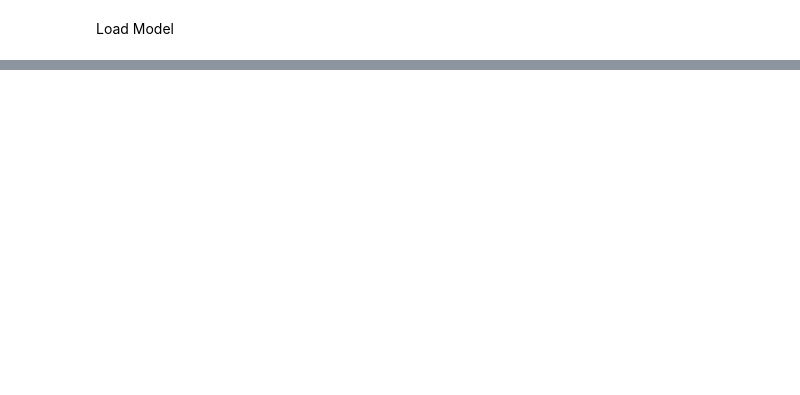
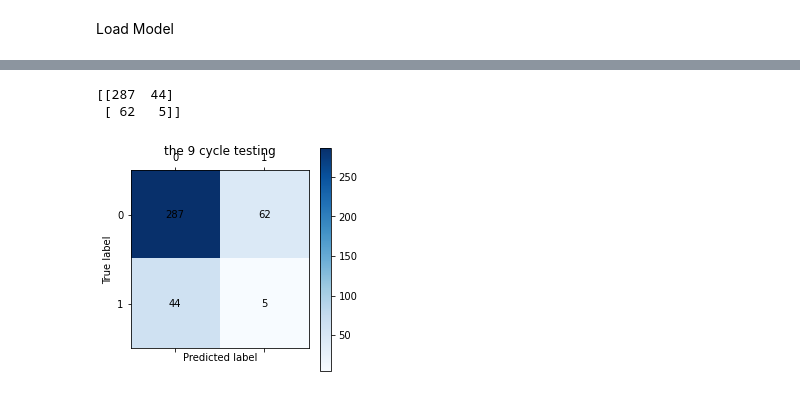
Before and after one commit to docmhvr/CMPE_257_PROJECT, a Jupyter notebook: CMPE257LR.ipynb, the cells around one changed output, grey strips where cells are left out. Saved outputs shown, nothing was run; the diff lists cells and outputs as text; code cells hidden in the pictures; blank space fills up the shorter version.

```diff
--- a/CMPE257LR.ipynb
+++ b/CMPE257LR.ipynb
@@ -146,0 +167,6 @@ The accuracy of the Logistic Regression for Test Set is: 100%
+# %%
+cm(y_test,test_predict,1,9)
+# %% [output]
+[[287  44]
+ [ 62   5]]
+[figure, added]
```
Also changed, not shown: parts of 9 cells of this notebook, 1 other file.
